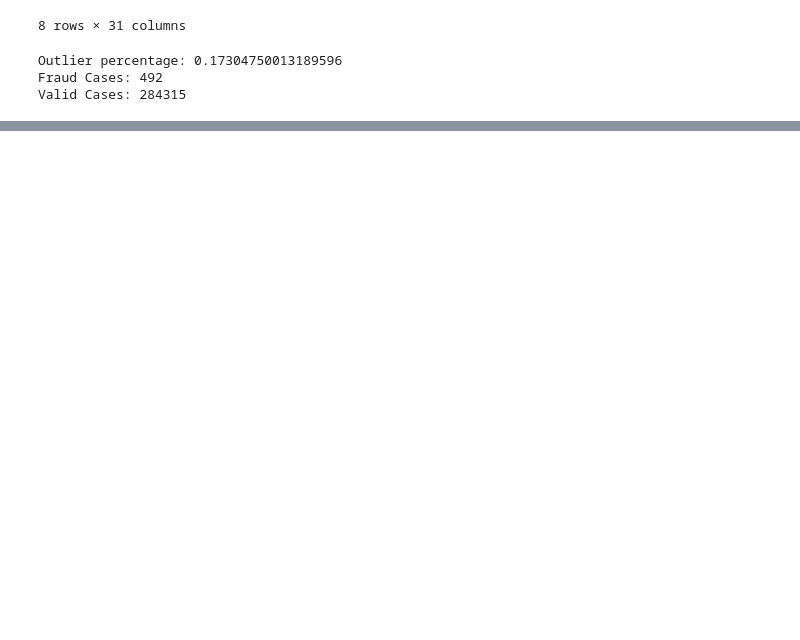
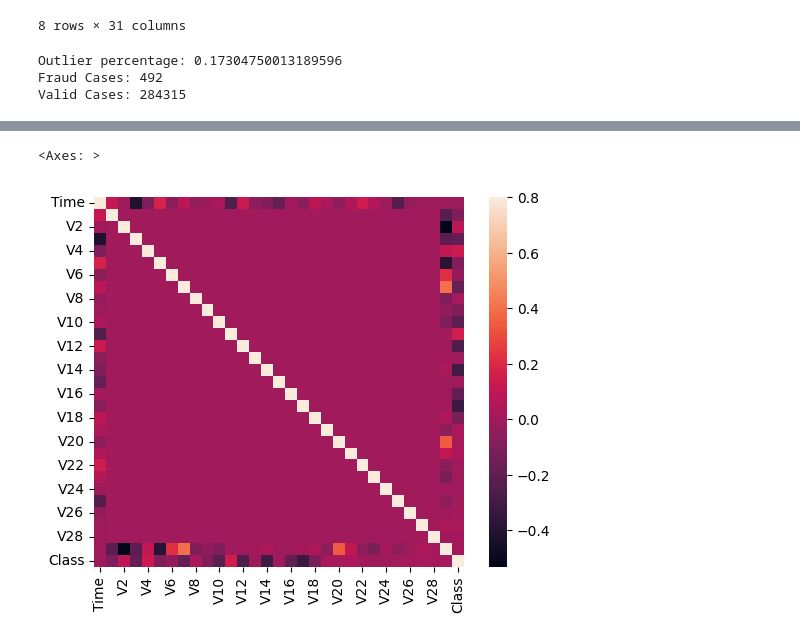
Before and after one commit to s4rada/ml-practice, a Jupyter notebook: untitled.ipynb, the cells around one changed output, grey strips where cells are left out. Saved outputs shown, nothing was run; the diff lists cells and outputs as text; code cells hidden in the pictures; blank space fills up the shorter version.

```diff
--- a/untitled.ipynb
+++ b/untitled.ipynb
@@ -73,0 +125,5 @@ Valid Cases: 284315
+# %%
+sns.heatmap(df.corr(), vmax=.8,square=True)
+# %% [output]
+<Axes: >
+[figure, added]
```
Also changed, not shown: parts of 5 cells of this notebook, 2 other files.
